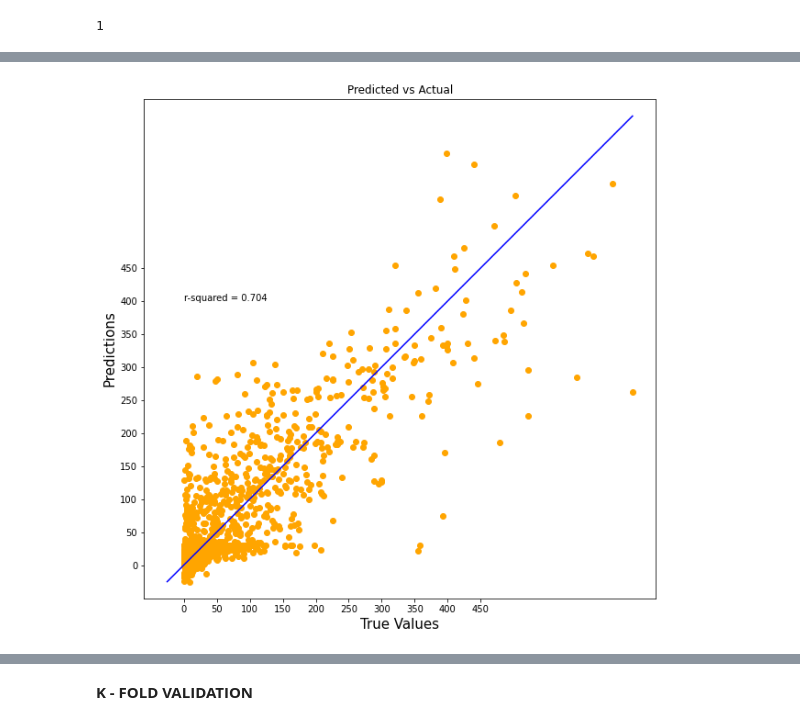
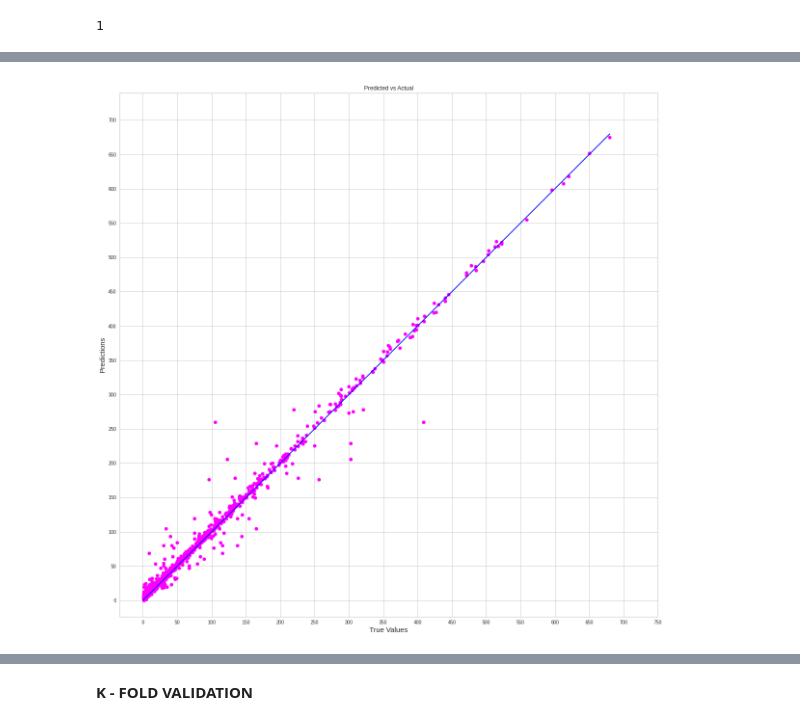
Before and after one commit to Swayamprakashpatel/Sol_ME, a Jupyter notebook: Sol_ME.ipynb, the cells around one changed output, grey strips where cells are left out. Cells and saved outputs as stored; diff of their text form; code cells hidden in the pictures.

```diff
--- a/Sol_ME.ipynb
+++ b/Sol_ME.ipynb
@@ -63,13 +63,13 @@ print(output_nodes)
 1
 # %%
 model = tf.keras.Sequential([
-                             tf.keras.layers.Dense(1512, activation='relu', input_shape=(1762,)),
-                             tf.keras.layers.Dense(1512, activation='relu'),
+                             tf.keras.layers.Dense(512, activation='relu', input_shape=(1762,)),
+                             tf.keras.layers.Dense(512, activation='relu'),
                              #tf.keras.layers.Dense(1762, activation='relu'),
                              tf.keras.layers.Dense(output_nodes, activation ='linear')])
 
-model.compile(optimizer=tf.keras.optimizers.Adam(learning_rate = 0.1), loss=tf.keras.losses.MeanSquaredError(), metrics=[tf.keras.metrics.RootMeanSquaredError()])
-hist = model.fit(X_train, Y_train, epochs= 2000, callbacks=[checkpoint],validation_data=(X_val, Y_val), batch_size= None)
+model.compile(optimizer=tf.keras.optimizers.Adadelta(learning_rate = 0.1), loss=tf.keras.losses.MeanSquaredError(), metrics=[tf.keras.metrics.RootMeanSquaredError()])
+hist = model.fit(X, Y, epochs= 2000, callbacks=[checkpoint],validation_data=(X, Y), batch_size= None)
 model.evaluate(X_test, Y_test)
 
 # Error Graph
@@ -125,26 +135,27 @@ Validation loss is
 # %%
 from sklearn.metrics import r2_score
 true_value = Y
 predicted_value = model.predict(X)
 
-plt.figure(figsize=(10,10))
-plt.scatter(true_value, predicted_value, c='orange')
+plt.figure(figsize=(20,20))
+plt.scatter(true_value, predicted_value, c='magenta')
 plt.yscale('linear')
 plt.xscale('linear')
 
 p1 = max(max(predicted_value), max(true_value))
 p2 = min(min(predicted_value), min(true_value))
 plt.plot([p1, p2], [p1, p2], 'blue')
 plt.xlabel('True Values', fontsize=15)
 plt.ylabel('Predictions', fontsize=15)
 plt.axis('equal')
 plt.title('Predicted vs Actual')
-plt.annotate("r-squared = {:.3f}".format(r2_score(true_value, predicted_value)), (1,400), )
-plt.xticks( range(0,500,50) )
-plt.yticks( range(0,500,50) )
-plt.show()
+plt.annotate("r-squared = {:.3f}".format(r2_score(true_value, predicted_value)), (1,750), )
+plt.xticks( range(0,800,50) )
+plt.yticks( range(0,800,50) )
+#plt.show()
+plt.savefig('P_A.svg', dpi = 600)
 # %% [output]
-[figure, old version]
+[figure, new version]
 # %%
 #@title Insert PubChem Fingerprint of Drug and Carrier (Oil, Surfactant, Cosurfactant)
 !pip install pubchempy
```
Also changed, not shown: parts of 8 cells of this notebook.
